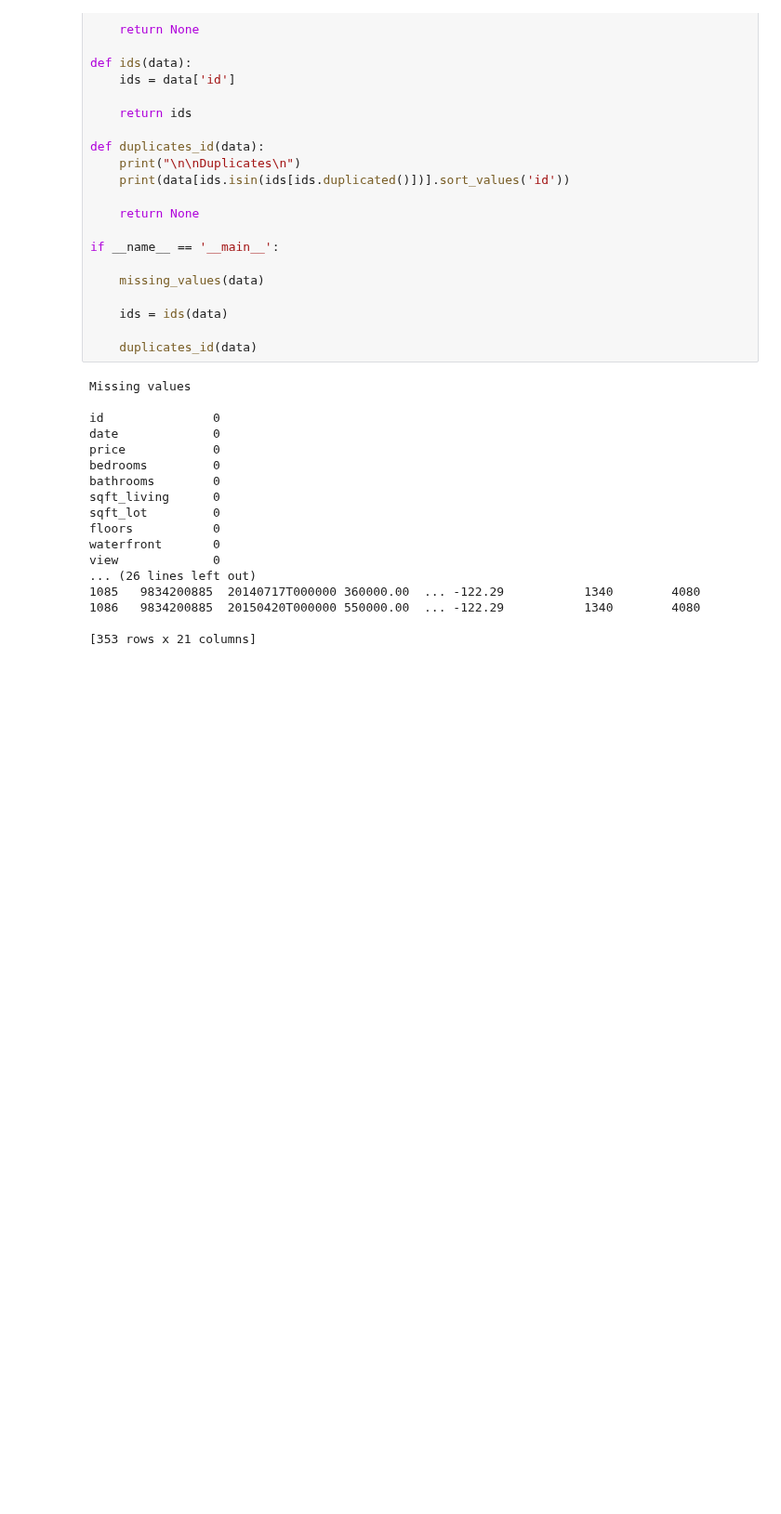
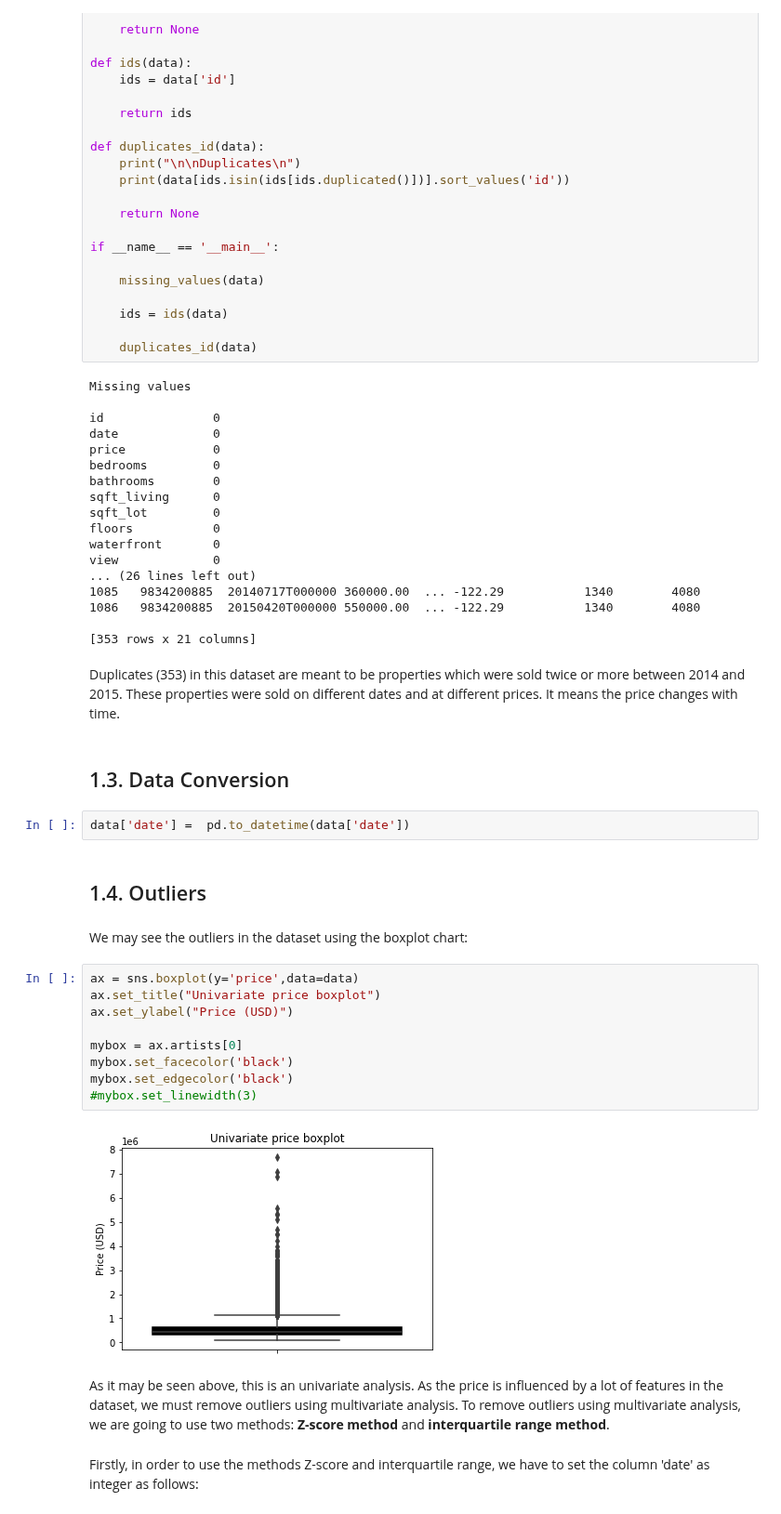
Before and after one commit to lucasquemelli/House_Rocket_Machine_Learning, a Jupyter notebook: House_Rocket_ML.ipynb, the cells around one changed output. Shown at 93% size. Drawn from its saved outputs; the diff is of its cells as text; blank space fills up the shorter version.

```diff
--- a/House_Rocket_ML.ipynb
+++ b/House_Rocket_ML.ipynb
@@ -177,3 +177,29 @@ view             0
 1086   9834200885  20150420T000000 550000.00  ... -122.29           1340        4080
 
 [353 rows x 21 columns]
+# %% [markdown]
+Duplicates (353) in this dataset are meant to be properties which were sold twice or more between 2014 and 2015. These properties were sold on different dates and at different prices. It means the price changes with time.
+# %% [markdown]
+## 1.3. Data Conversion
+# %%
+data['date'] =  pd.to_datetime(data['date'])
+# %% [markdown]
+## 1.4. Outliers
+# %% [markdown]
+We may see the outliers in the dataset using the boxplot chart:
+# %%
+ax = sns.boxplot(y='price',data=data)
+ax.set_title("Univariate price boxplot")
+ax.set_ylabel("Price (USD)")
+
+mybox = ax.artists[0]
+mybox.set_facecolor('black')
+mybox.set_edgecolor('black')
+#mybox.set_linewidth(3)
+# %% [output]
+[figure, added]
+# %% [markdown]
+As it may be seen above, this is an univariate analysis. As the price is influenced by a lot of features in the dataset, we must remove outliers using multivariate analysis.
+To remove outliers using multivariate analysis, we are going to use two methods: **Z-score method** and **interquartile range method**.
+# %% [markdown]
+Firstly, in order to use the methods Z-score and interquartile range, we have to set the column 'date' as integer as follows:
```
Also changed, not shown: parts of 2 cells of this notebook.
